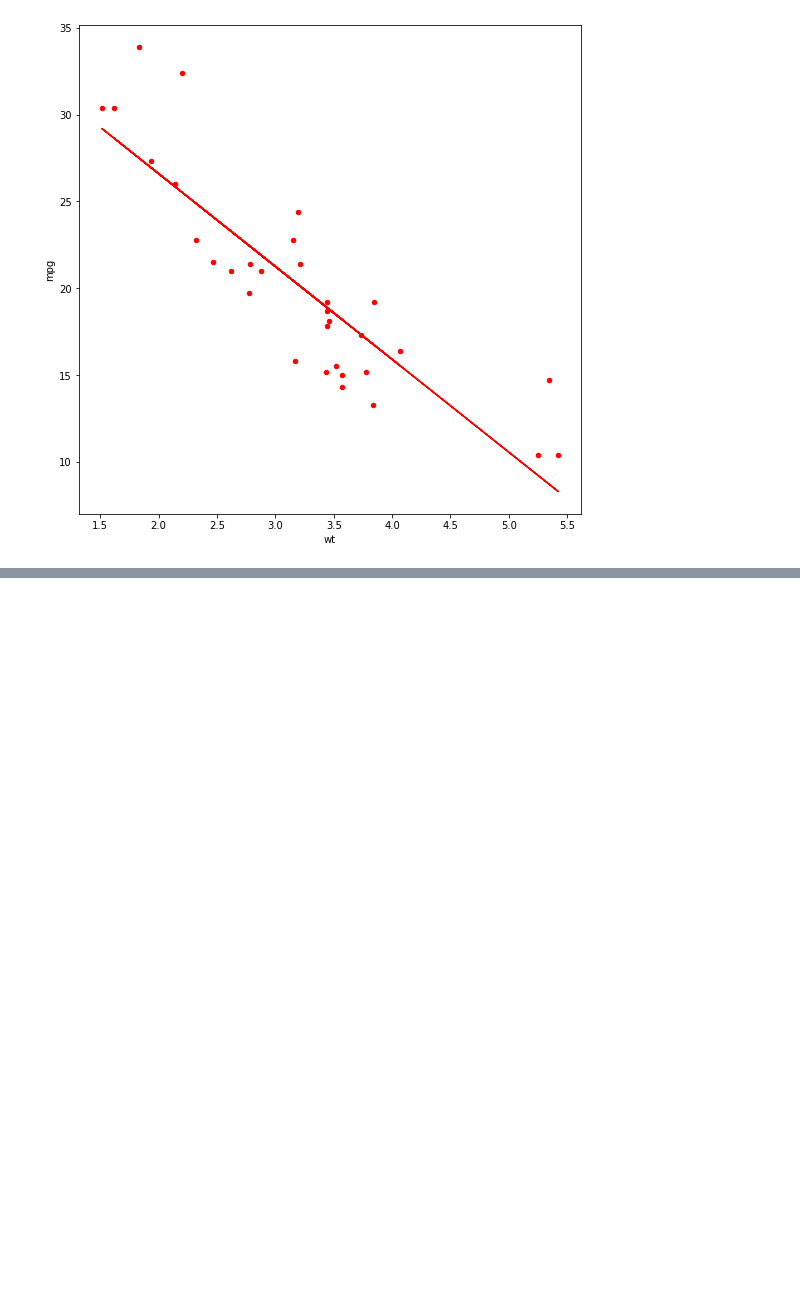
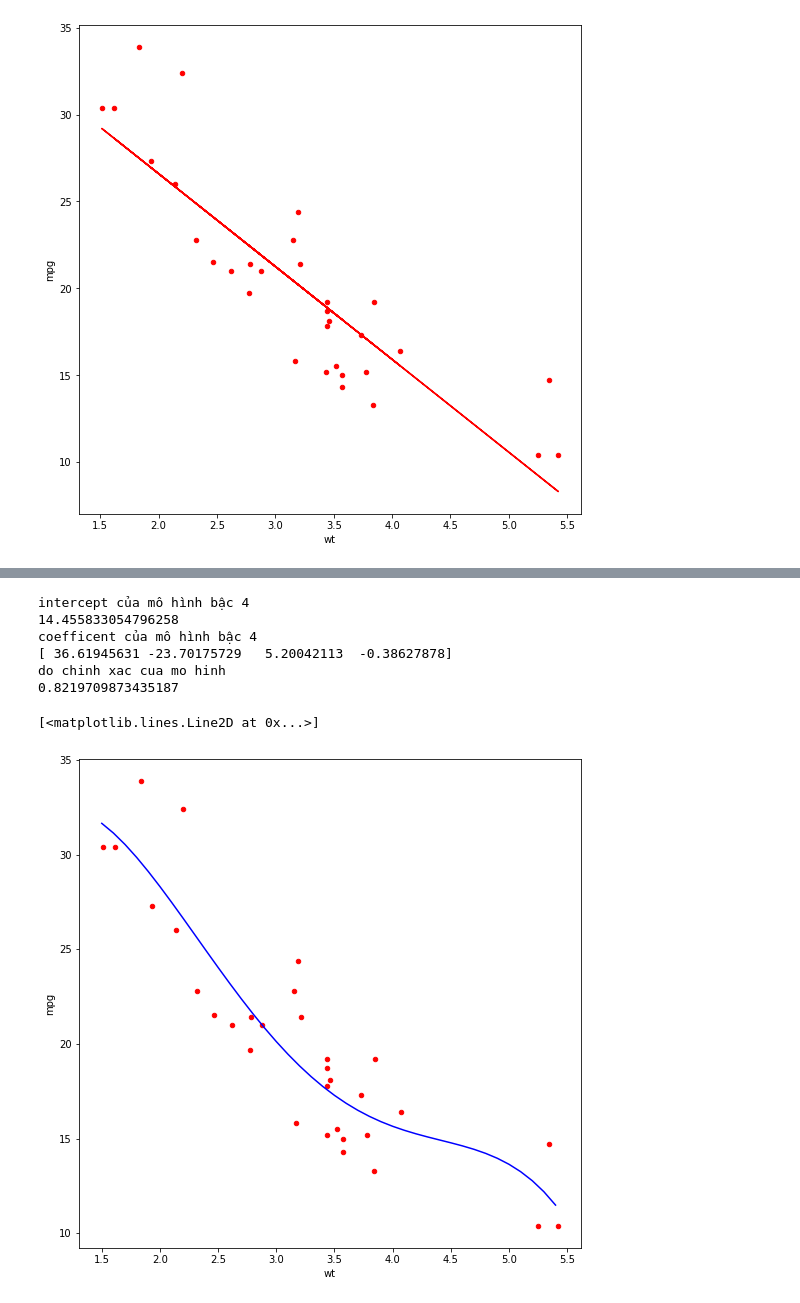
Before and after one commit to TuanLBT/AI_learning, a Jupyter notebook: deep_learning.ipynb, the cells around one changed output, grey strips where cells are left out. Cells and saved outputs as stored; diff of their text form; code cells hidden in the pictures; blank space fills up the shorter version.

```diff
--- a/deep_learning.ipynb
+++ b/deep_learning.ipynb
@@ -156,0 +226,35 @@ model coefficient
+# %%
+from sklearn import linear_model
+#bậc4
+model4 = linear_model.LinearRegression()
+X3 = pd.DataFrame([dataframe['wt'],dataframe['wt']**2,dataframe['wt']**3,dataframe['wt']**4]).T #y = (a1.x + a2.x^2 + a3.x^4 +b)^T
+model4.fit(X3,y=dataframe['mpg'])
+
+print('intercept của mô hình bậc 4')
+print(model4.intercept_)
+print('coefficent của mô hình bậc 4')
+print(model4.coef_)
+print('do chinh xac cua mo hinh')
+print(model4.score(X3,y=dataframe['mpg']))
+# %% [output]
+intercept của mô hình bậc 4
+14.455833054796258
+coefficent của mô hình bậc 4
+[ 36.61945631 -23.70175729   5.20042113  -0.38627878]
+do chinh xac cua mo hinh
+0.8219709873435187
+# %%
+from sklearn import linear_model
+#bậc4
+model4 = linear_model.LinearRegression()
+X3 = pd.DataFrame([dataframe['wt'],dataframe['wt']**2,dataframe['wt']**3,dataframe['wt']**4]).T #y = (a1.x + a2.x^2 + a3.x^4 +b)^T
+model4.fit(X3,y=dataframe['mpg'])
+
+range = np.arange(1.5,5.5,0.1)
+prediction = pd.DataFrame([range,range**2,range**3,range**4]).T
+y_pred3 = model4.predict(X = prediction)
+dataframe.plot(kind='scatter',x='wt',y='mpg',figsize=(9,9),color='red')
+plt.plot(range,y_pred3,color='blue')
+# %% [output]
+[<matplotlib.lines.Line2D at 0x...>]
+[figure, added]
```
Also changed, not shown: parts of 16 cells of this notebook.
